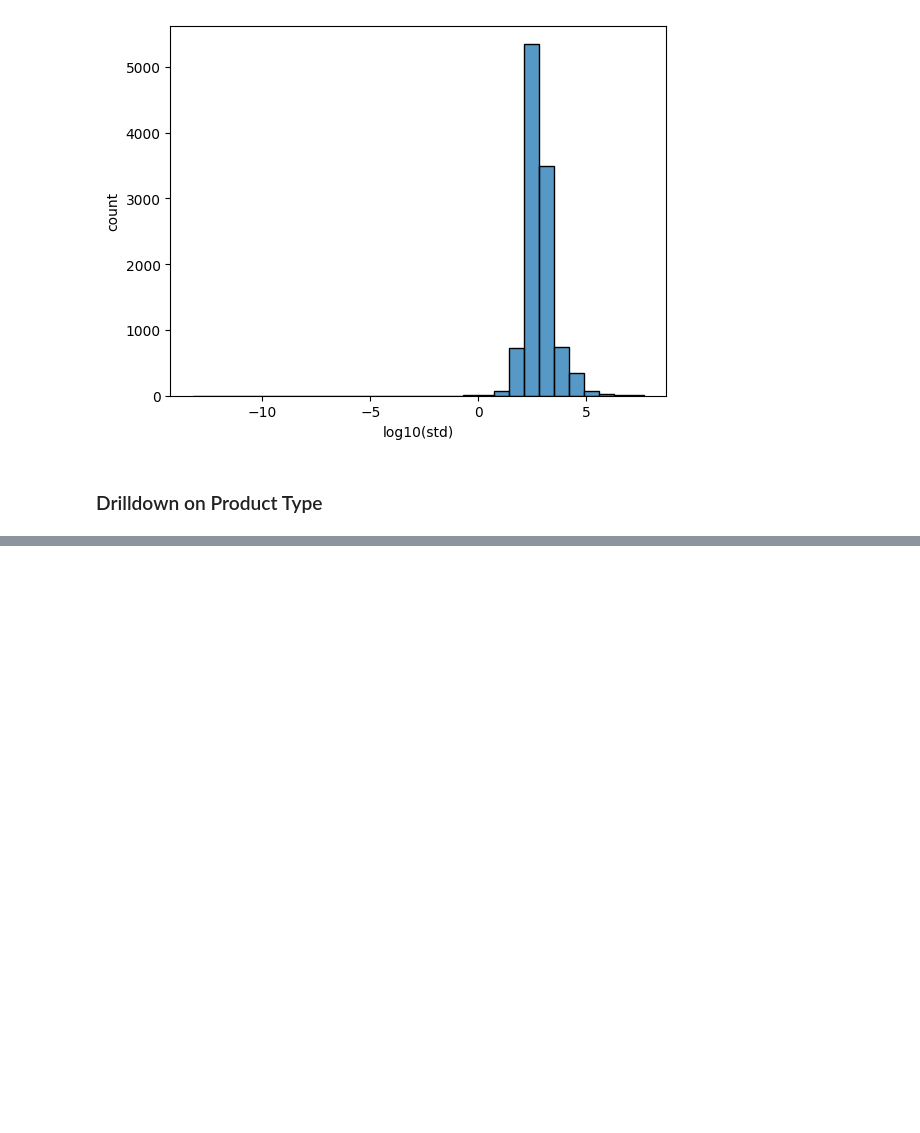
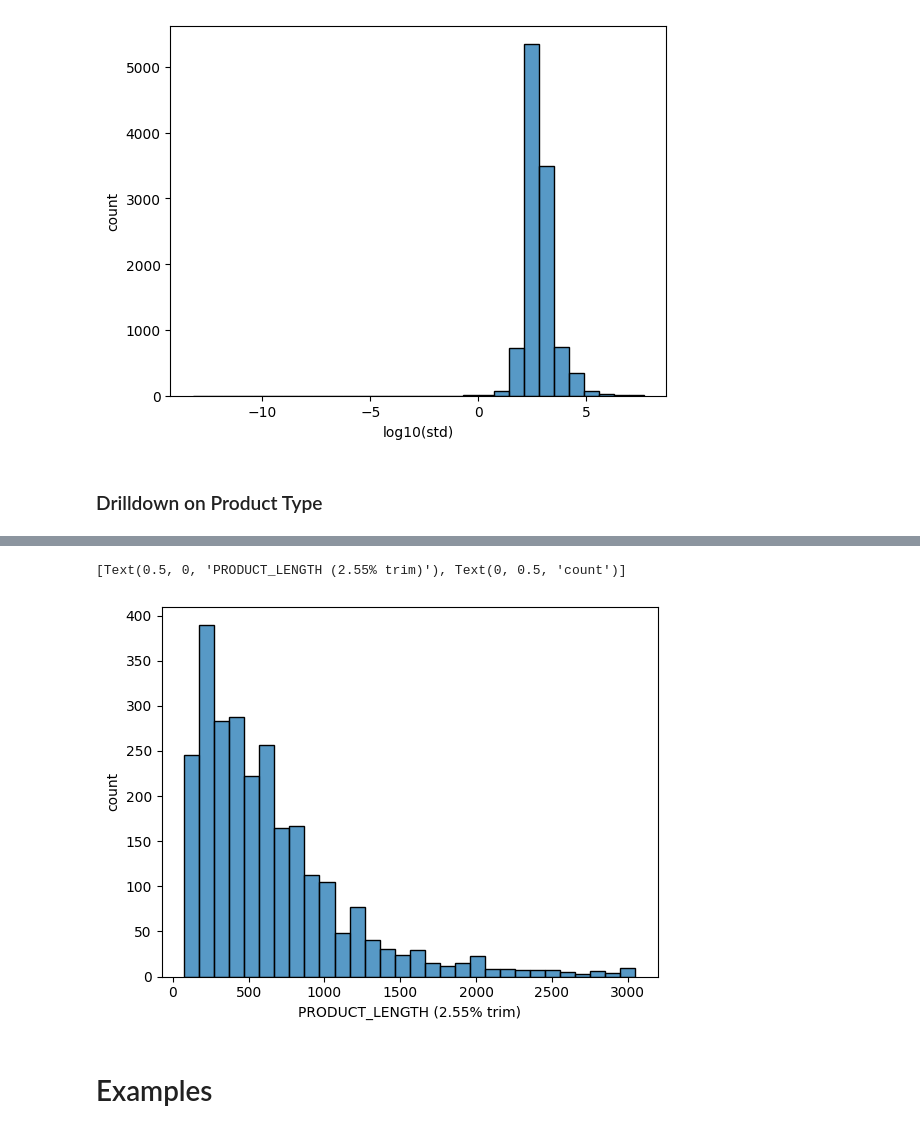
Before and after one commit to PratikGarai/Amazon-ML-Challenge-2023, a Jupyter notebook: Notebooks/Amazon_ML_Challenge_1_Dataset_Exploration.ipynb, the cells around one changed output, grey strips where cells are left out. Drawn from its saved outputs; the diff is of its cells as text; code cells hidden in the pictures; blank space fills up the shorter version.

```diff
--- a/Notebooks/Amazon_ML_Challenge_1_Dataset_Exploration.ipynb
+++ b/Notebooks/Amazon_ML_Challenge_1_Dataset_Exploration.ipynb
@@ -249,0 +304,3 @@ trai
+# %%
+subset3 = subset[(subset["PRODUCT_LENGTH"]>low) & (subset["PRODUCT_LENGTH"]<high)]
+subset3.describe()["PRODUCT_LENGTH"]
@@ -249,0 +317,8 @@ trai
+# %%
+ax = sns.histplot(subset3["PRODUCT_LENGTH"], bins = 30, stat="count")
+ax.set(xlabel = "PRODUCT_LENGTH (2.55% trim)", ylabel="count")
+# %% [output]
+[Text(0.5, 0, 'PRODUCT_LENGTH (2.55% trim)'), Text(0, 0.5, 'count')]
+[figure, added]
+# %% [markdown]
+# Examples
```
Also changed, not shown: parts of 16 cells of this notebook.
